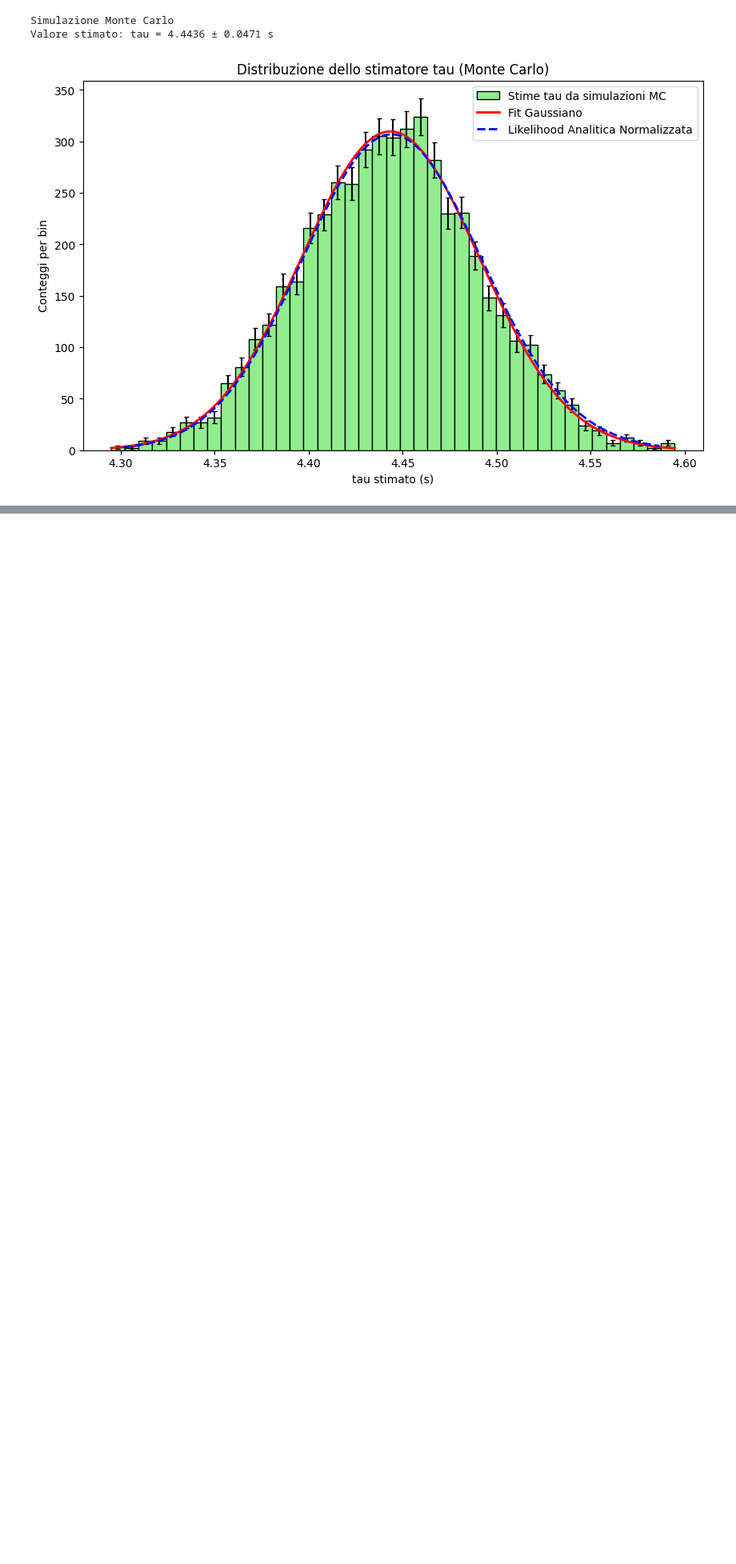
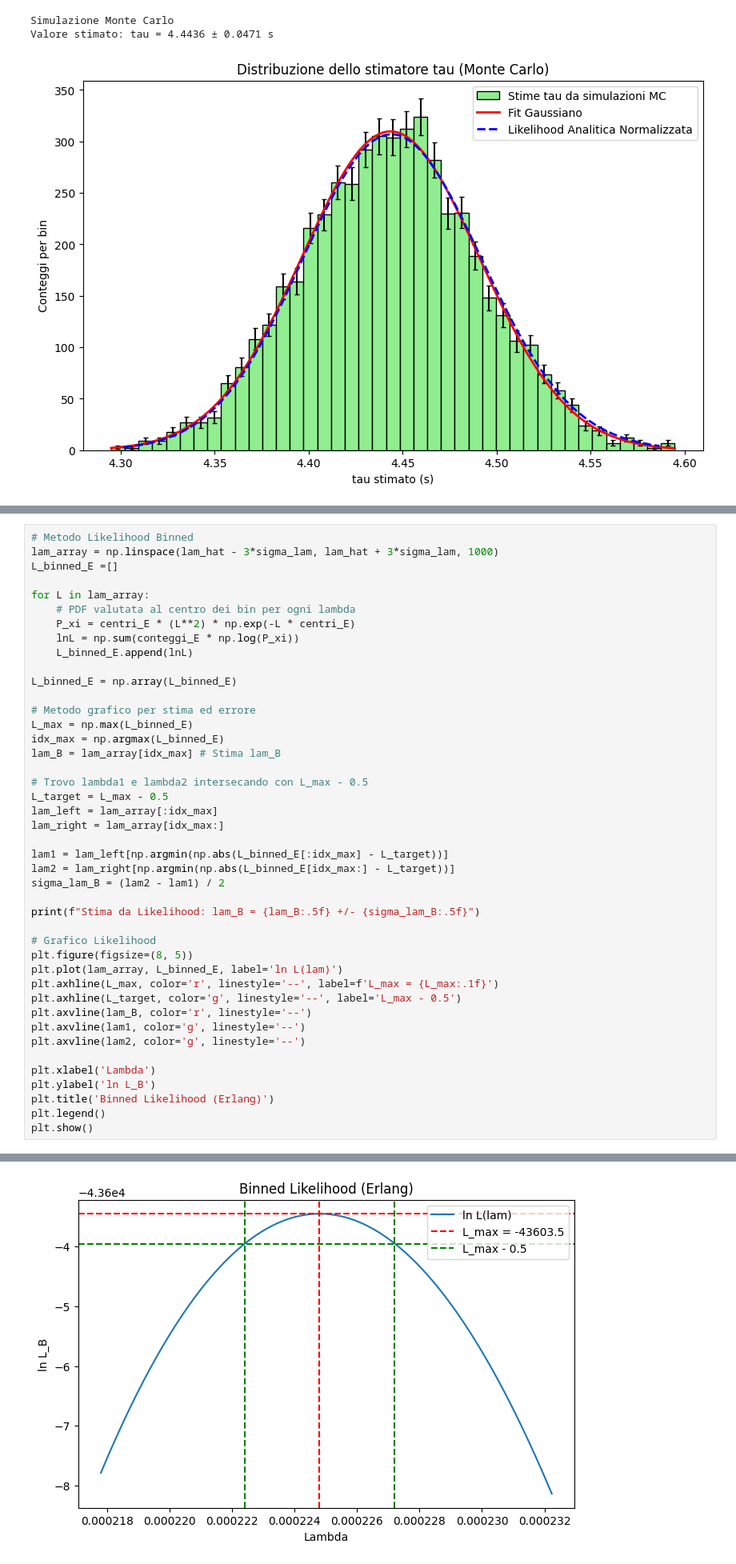
Before and after one commit to Its-mics/Statistica, a Jupyter notebook: laboratorio/Esercitazioni/File_Esercitazioni.ipynb, the cells around one changed output, grey strips where cells are left out. Shown at 80% size. Saved outputs shown, nothing was run; the diff lists cells and outputs as text; blank space fills up the shorter version.

```diff
--- a/laboratorio/Esercitazioni/File_Esercitazioni.ipynb
+++ b/laboratorio/Esercitazioni/File_Esercitazioni.ipynb
@@ -781,0 +835,44 @@ Valore stimato: tau = 4.4436 ± 0.0471 s
+# %%
+# Metodo Likelihood Binned
+lam_array = np.linspace(lam_hat - 3*sigma_lam, lam_hat + 3*sigma_lam, 1000)
+L_binned_E =[]
+
+for L in lam_array:
+    # PDF valutata al centro dei bin per ogni lambda
+    P_xi = centri_E * (L**2) * np.exp(-L * centri_E)
+    lnL = np.sum(conteggi_E * np.log(P_xi))
+    L_binned_E.append(lnL)
+
+L_binned_E = np.array(L_binned_E)
+
+# Metodo grafico per stima ed errore
+L_max = np.max(L_binned_E)
+idx_max = np.argmax(L_binned_E)
+lam_B = lam_array[idx_max] # Stima lam_B
+
+# Trovo lambda1 e lambda2 intersecando con L_max - 0.5
+L_target = L_max - 0.5
+lam_left = lam_array[:idx_max]
+lam_right = lam_array[idx_max:]
+
+lam1 = lam_left[np.argmin(np.abs(L_binned_E[:idx_max] - L_target))]
+lam2 = lam_right[np.argmin(np.abs(L_binned_E[idx_max:] - L_target))]
+sigma_lam_B = (lam2 - lam1) / 2
+
+print(f"Stima da Likelihood: lam_B = {lam_B:.5f} +/- {sigma_lam_B:.5f}")
+
+# Grafico Likelihood
+plt.figure(figsize=(8, 5))
+plt.plot(lam_array, L_binned_E, label='ln L(lam)')
+plt.axhline(L_max, color='r', linestyle='--', label=f'L_max = {L_max:.1f}')
+plt.axhline(L_target, color='g', linestyle='--', label='L_max - 0.5')
+plt.axvline(lam_B, color='r', linestyle='--')
+plt.axvline(lam1, color='g', linestyle='--')
+plt.axvline(lam2, color='g', linestyle='--')
+
+plt.xlabel('Lambda')
+plt.ylabel('ln L_B')
+plt.title('Binned Likelihood (Erlang)')
+plt.legend()
+plt.show()
+# %% [output]
@@ -781,0 +880 @@ Valore stimato: tau = 4.4436 ± 0.0471 s
+[figure, added]
```
Also changed, not shown: parts of 8 cells of this notebook.
